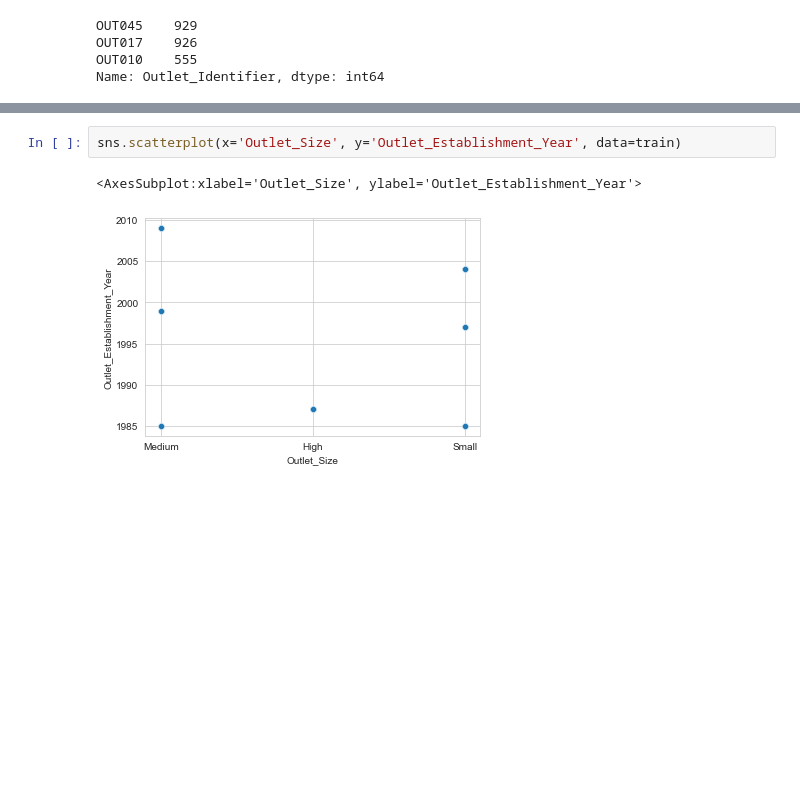
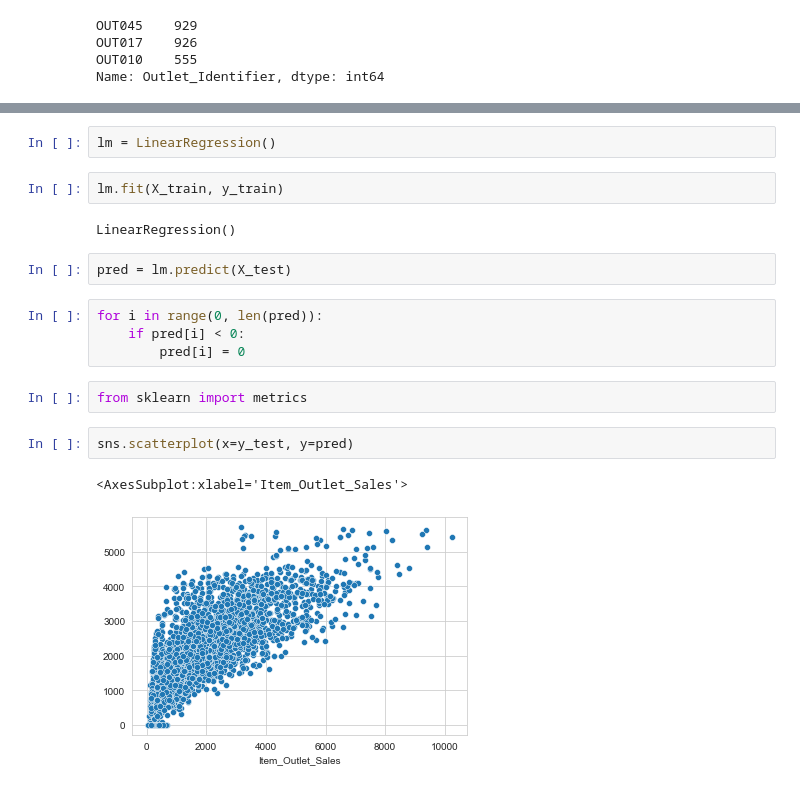
Before and after one commit to RafaelAltino/Big-Mart-Sales-Prediction, a Jupyter notebook: Predict1.ipynb, the cells around one changed output, grey strips where cells are left out. Saved outputs shown, nothing was run; the diff lists cells and outputs as text; blank space fills up the shorter version.

```diff
--- a/Predict1.ipynb
+++ b/Predict1.ipynb
@@ -118,5 +405,19 @@ Name: Outlet_Identifier, dtype: int64
+# %%
+lm = LinearRegression()
+# %%
+lm.fit(X_train, y_train)
+# %% [output]
+LinearRegression()
+# %%
+pred = lm.predict(X_test)
+# %%
+for i in range(0, len(pred)):
+    if pred[i] < 0:
+        pred[i] = 0
+# %%
+from sklearn import metrics
 # %%
-sns.scatterplot(x='Outlet_Size', y='Outlet_Establishment_Year', data=train)
+sns.scatterplot(x=y_test, y=pred)
 # %% [output]
-<AxesSubplot:xlabel='Outlet_Size', ylabel='Outlet_Establishment_Year'>
+<AxesSubplot:xlabel='Item_Outlet_Sales'>
-[figure, old version]
+[figure, new version]
```
Also changed, not shown: parts of 120 cells of this notebook, 2 other files.
